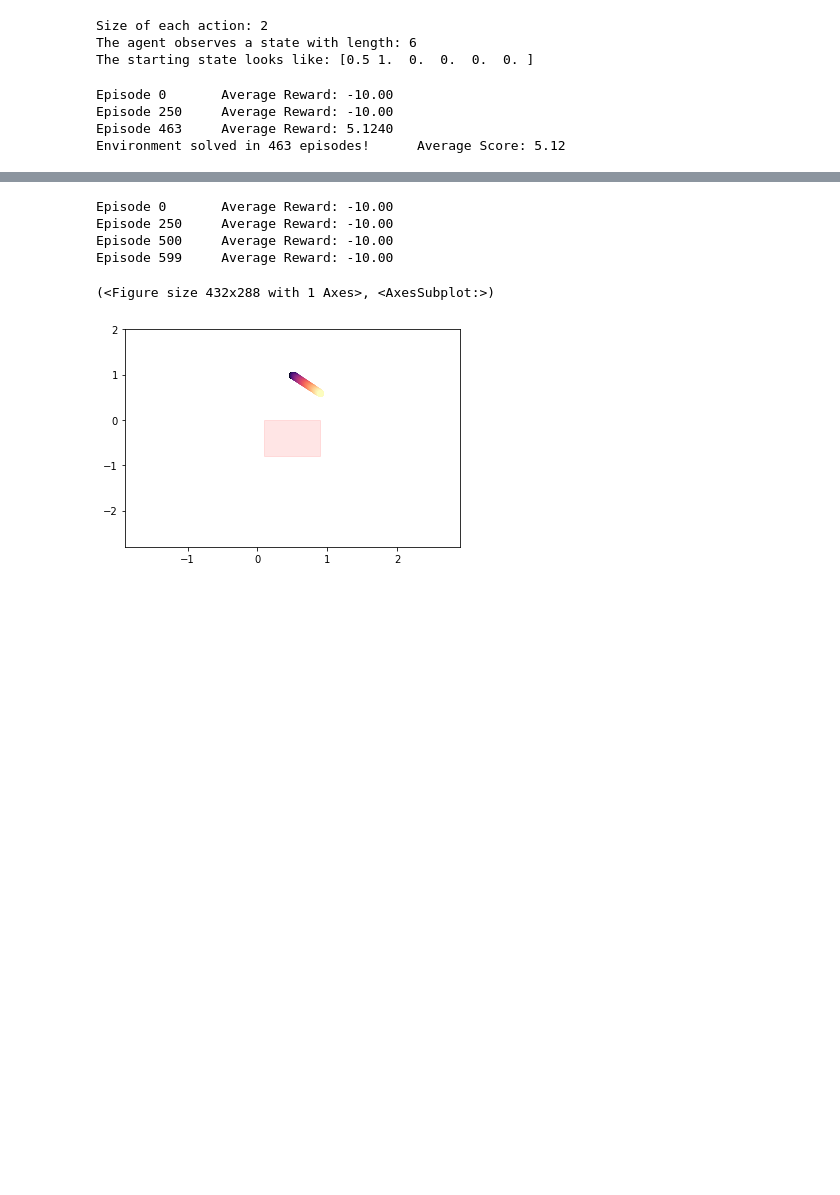
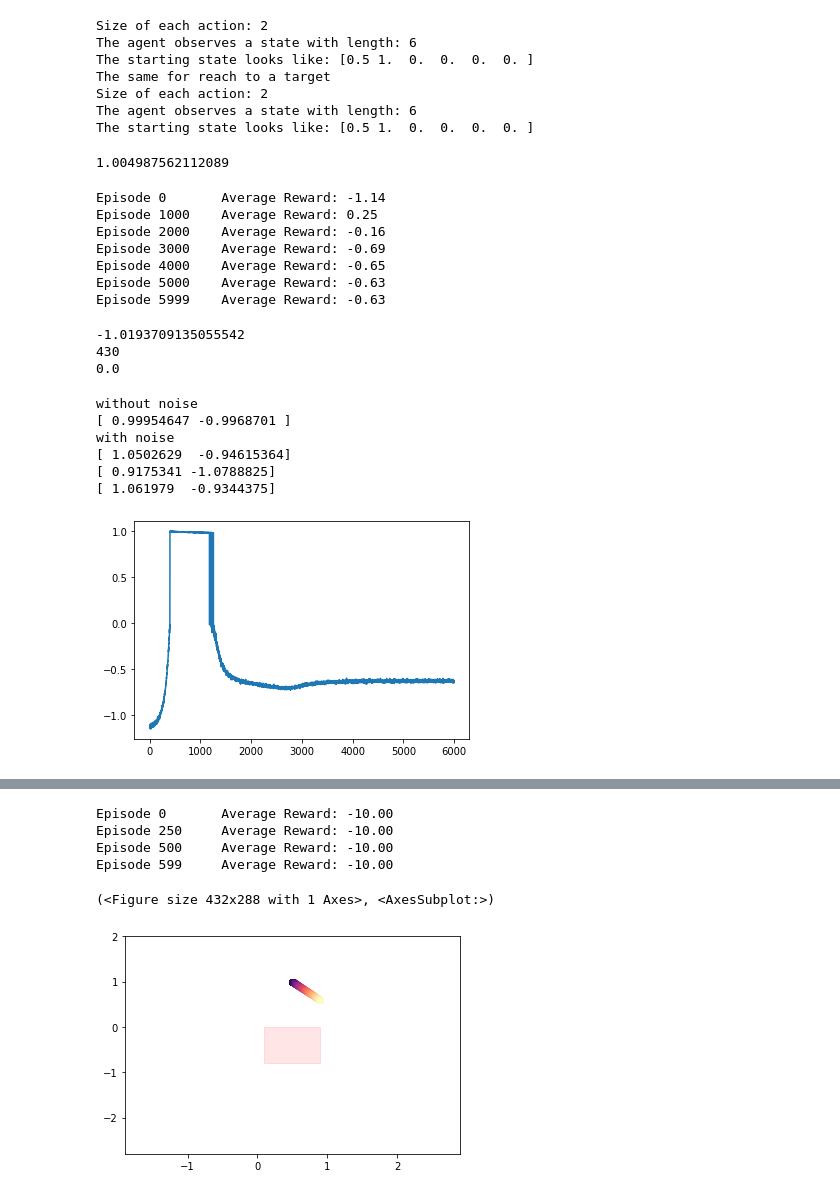
Before and after one commit to decomiteA/ReachRLToolbox, a Jupyter notebook: forcefield/Forcefield_DDPG.ipynb, the cells around one changed output, grey strips where cells are left out. Saved outputs shown, nothing was run; the diff lists cells and outputs as text; code cells hidden in the pictures; blank space fills up the shorter version.

```diff
--- a/forcefield/Forcefield_DDPG.ipynb
+++ b/forcefield/Forcefield_DDPG.ipynb
@@ -17,19 +25,72 @@ state = env_info.state
 state_size = len(state)
 print('The agent observes a state with length: {}'.format(state_size))
 print('The starting state looks like:', state)
+
+print('The same for reach to a target')
+action_size = env_onetarg.action_size
+print('Size of each action:', action_size)
+
+# examine the state space
+state = env_onetarg.state
+state_size = len(state)
+print('The agent observes a state with length: {}'.format(state_size))
+print('The starting state looks like:', state)
 # %% [output]
 Size of each action: 2
 The agent observes a state with length: 6
 The starting state looks like: [0.5 1.  0.  0.  0.  0. ]
+The same for reach to a target
+Size of each action: 2
+The agent observes a state with length: 6
+The starting state looks like: [0.5 1.  0.  0.  0.  0. ]
+# %%
+print(env.dist2target((1,1))) # checking function - OK
+# %% [output]
+1.004987562112089
 # %%
 # Instantiate the agent:
 agent = Agent(state_size, action_size, random_seed=2)
 # %%
 # train the agent with ddpg
-scores, trajectories, actions_tracker = agent.train_ddpg(env, n_episodes = 600, print_every=250, stop=True)
+scores, trajectories, actions_tracker = agent.train_ddpg(env, n_episodes = 6000, print_every=1000, stop=True)
 # %% [output]
-Episode 0       Average Reward: -10.00
-Episode 250     Average Reward: -10.00
-Episode 463     Average Reward: 5.1240
-Environment solved in 463 episodes!      Average Score: 5.12
+Episode 0       Average Reward: -1.14
+Episode 1000    Average Reward: 0.25
+Episode 2000    Average Reward: -0.16
+Episode 3000    Average Reward: -0.69
+Episode 4000    Average Reward: -0.65
+Episode 5000    Average Reward: -0.63
+Episode 5999    Average Reward: -0.63
+# %%
+# Don't mind this - I Investigated actions...
+print(actions_tracker[-1][1:][-1])
+print(len(actions_tracker[1]))
+print(actions_tracker[1][0])
+# %% [output]
+-1.0193709135055542
+430
+0.0
+# %%
+plt.plot(scores)
+
+# don't mind the lines below
+
+#print(actions_tracker[-1][1:][1])
+#print(env_onetarg.state)
+#print(agent.act(np.array([0.5,1.0,0,0,0,0])))
+#print(env_onetarg.step(agent.act(np.array([0.5,1.0,0,0,0,0]))).state)
+print('without noise')
+print(agent.act(env.state,add_noise=False))
+print('with noise')
+print(agent.act(env.state,add_noise=True))
+print(agent.act(env.state,add_noise=True))
+print(agent.act(env.state,add_noise=True))
+# %% [output]
+without noise
+[ 0.99954647 -0.9968701 ]
+with noise
+[ 1.0502629  -0.94615364]
+[ 0.9175341 -1.0788825]
+[ 1.061979  -0.9344375]
+[figure, added]
 # %%
```
Also changed, not shown: parts of 8 cells of this notebook.
